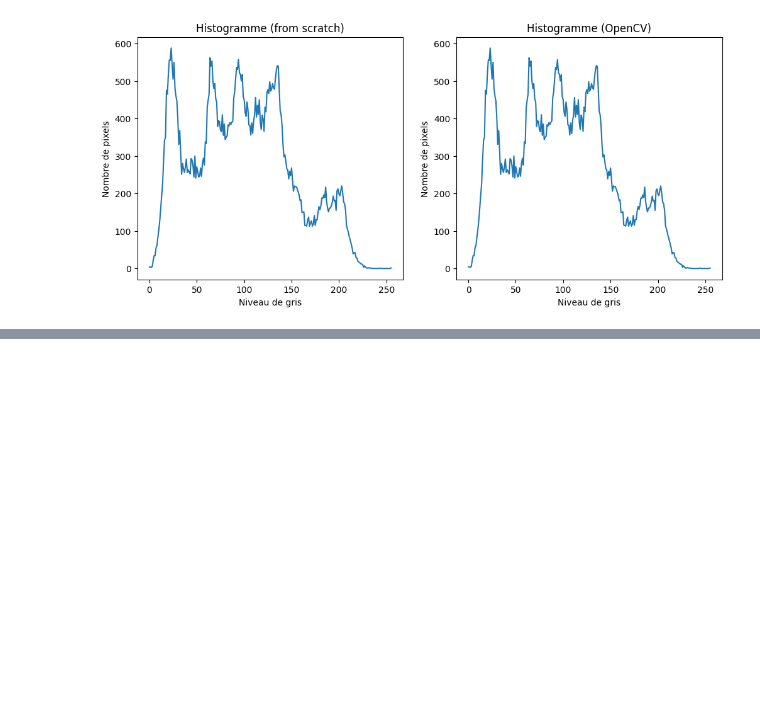
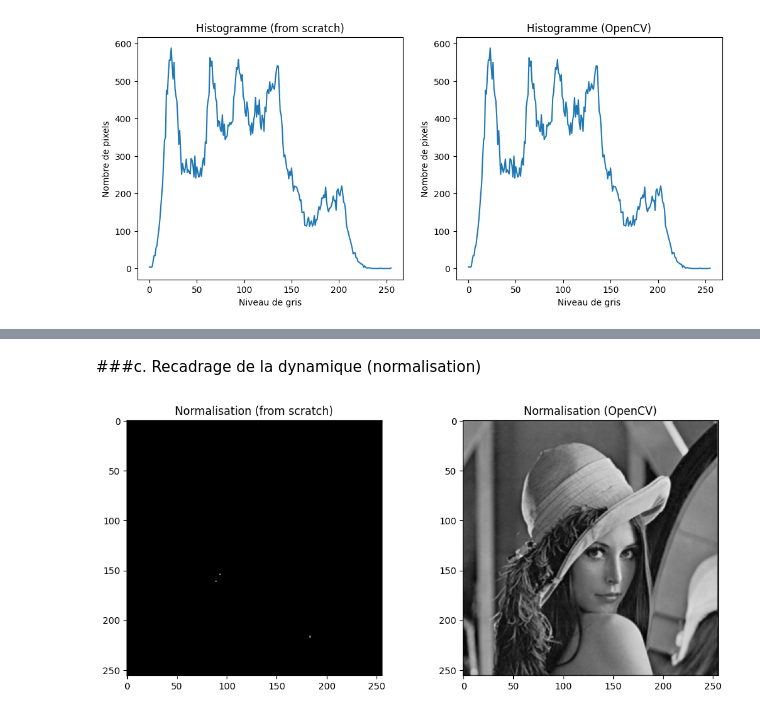
Before and after one commit to hafsaAit/Computer-vision, a Jupyter notebook: Tp_1_computer_vision.ipynb, the cells around one changed output, grey strips where cells are left out. Drawn from its saved outputs; the diff is of its cells as text; code cells hidden in the pictures; blank space fills up the shorter version.

```diff
--- a/Tp_1_computer_vision.ipynb
+++ b/Tp_1_computer_vision.ipynb
@@ -326,0 +345,18 @@ plt.show()
+# %% [markdown]
+###c. Recadrage de la dynamique (normalisation)
+# %%
+# Normalisation avec OpenCV
+opencv_normalized = cv2.normalize(gray_image, None, 0, 255, cv2.NORM_MINMAX)
+
+# Comparaison
+plt.figure(figsize=(12, 5))
+plt.subplot(1, 2, 1)
+plt.imshow(normalized_image, cmap='gray')
+plt.title("Normalisation (from scratch)")
+
+plt.subplot(1, 2, 2)
+plt.imshow(opencv_normalized, cmap='gray')
+plt.title("Normalisation (OpenCV)")
+plt.show()
+# %% [output]
+[figure, added]
```
Also changed, not shown: parts of 10 cells of this notebook.
